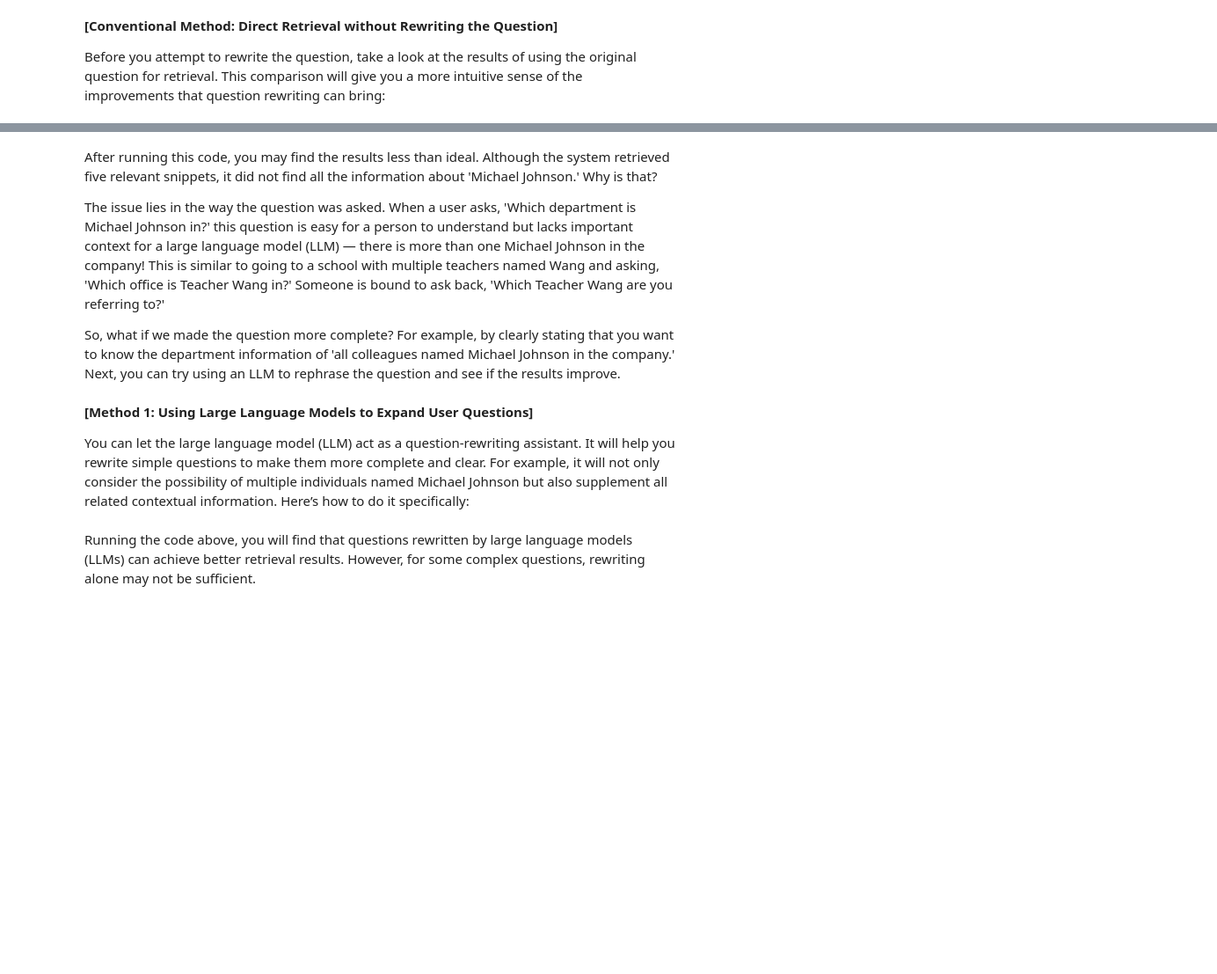
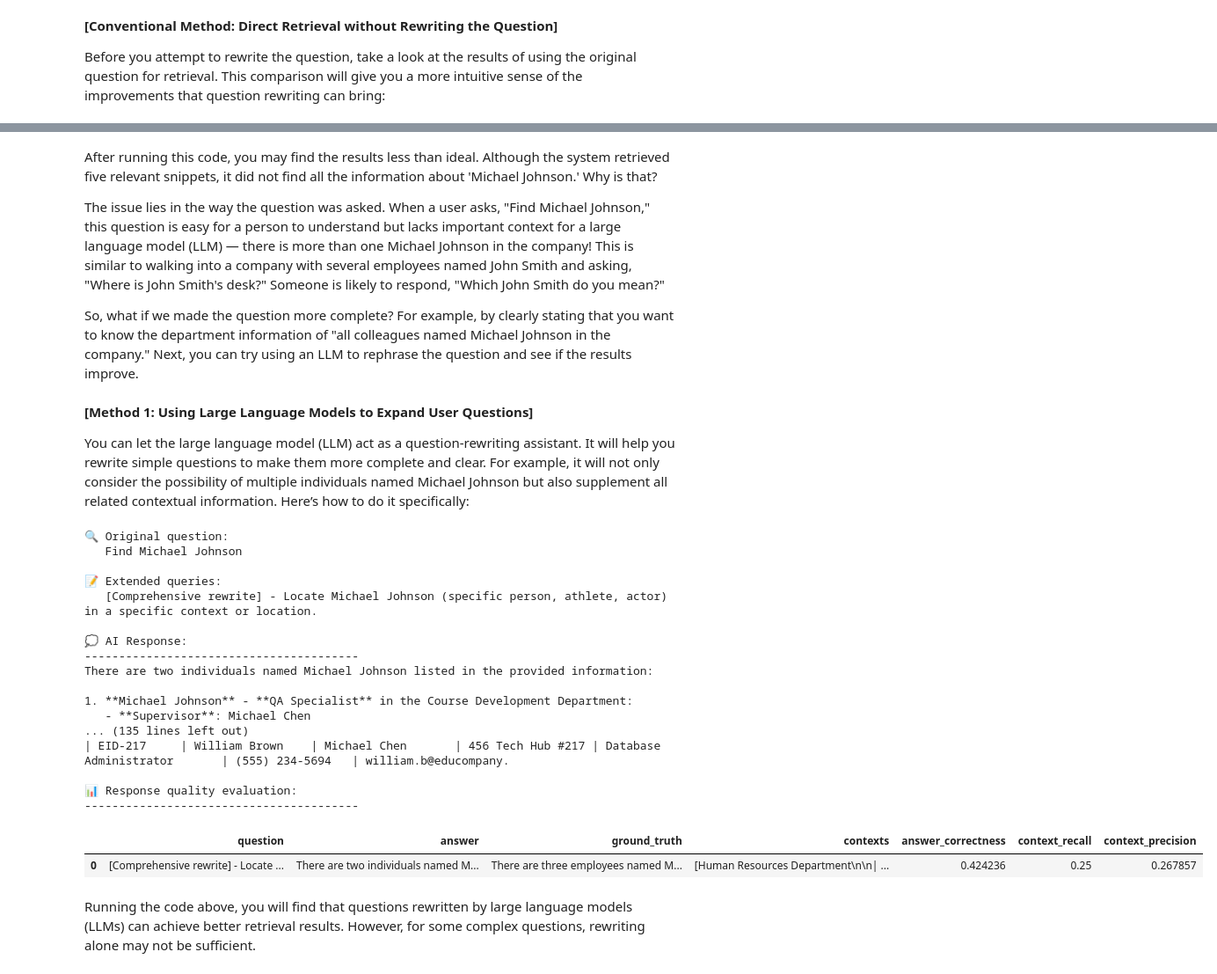
Before and after one commit to chenkai66/ACPCourseDevelop, a Jupyter notebook: p2_Build LLM Q&A System/2_5_Optimize_RAG_Application_to_Improve_QA_Accuracy.ipynb, the cells around one changed output, grey strips where cells are left out. Shown: that part at 88% size. Saved outputs shown, nothing was run; the diff lists cells and outputs as text; code cells hidden in the pictures; blank space fills up the shorter version.

```diff
--- a/p2_Build LLM Q&A System/2_5_Optimize_RAG_Application_to_Improve_QA_Accuracy.ipynb
+++ b/p2_Build LLM Q&A System/2_5_Optimize_RAG_Application_to_Improve_QA_Accuracy.ipynb
@@ -1030,9 +1266,9 @@ display(evaluation_score)
 # %% [markdown]
 After running this code, you may find the results less than ideal. Although the system retrieved five relevant snippets, it did not find all the information about 'Michael Johnson.' Why is that?
 
-The issue lies in the way the question was asked. When a user asks, 'Which department is Michael Johnson in?' this question is easy for a person to understand but lacks important context for a large language model (LLM) — there is more than one Michael Johnson in the company! This is similar to going to a school with multiple teachers named Wang and asking, 'Which office is Teacher Wang in?' Someone is bound to ask back, 'Which Teacher Wang are you referring to?'
+The issue lies in the way the question was asked. When a user asks, "Find Michael Johnson," this question is easy for a person to understand but lacks important context for a large language model (LLM) — there is more than one Michael Johnson in the company! This is similar to walking into a company with several employees named John Smith and asking, "Where is John Smith's desk?" Someone is likely to respond, "Which John Smith do you mean?"
 
-So, what if we made the question more complete? For example, by clearly stating that you want to know the department information of 'all colleagues named Michael Johnson in the company.' Next, you can try using an LLM to rephrase the question and see if the results improve.
+So, what if we made the question more complete? For example, by clearly stating that you want to know the department information of "all colleagues named Michael Johnson in the company." Next, you can try using an LLM to rephrase the question and see if the results improve.
 # %% [markdown]
 **[Method 1: Using Large Language Models to Expand User Questions]**
 
@@ -1075,34 +1312,54 @@ print(f"   {question}")
 query = generate_queries(question)
 print("\n📝 Extended queries:")
 print(f"   {query}\n")
 
 # Create query engine
 query_engine = sentence_index.as_query_engine(
     streaming=True,
-    similarity_top_k=5
+    similarity_top_k=10
 )
 # Execute query
 response = query_engine.query(query)
 
 print("💭 AI Response:")
 print("-" * 40)
 response.print_response_stream()
 print("\n")
 
 # Display reference documents
 print("\n📚 Reference sources:")
 print("-" * 40)
 for i, node in enumerate(response.source_nodes, 1):
     print(f"\nDocument snippet {i}:")
     print(f"Relevance score: {node.score:.4f}")
     print("-" * 30)
     print(node.text)
 
 # Evaluate results
 print("\n📊 Response quality evaluation:")
 print("-" * 40)
 evaluation_score = evaluate_result(query, response, ground_truth)
 display(evaluation_score)
+# %% [output]
+🔍 Original question:
+   Find Michael Johnson
+
+📝 Extended queries:
+   [Comprehensive rewrite] - Locate Michael Johnson (specific person, athlete, actor) in a specific context or location.
+
+💭 AI Response:
+----------------------------------------
+There are two individuals named Michael Johnson listed in the provided information:
+
+1. **Michael Johnson** - **QA Specialist** in the Course Development Department:
+   - **Supervisor**: Michael Chen
+... (135 lines left out)
+| EID-217     | William Brown    | Michael Chen       | 456 Tech Hub #217 | Database Administrator       | (555) 234-5694   | william.b@educompany.
+
+📊 Response quality evaluation:
+----------------------------------------
+|  | question | answer | ground_truth | contexts | answer_correctness | context_recall | context_precision |
+| 0 | [Comprehensive rewrite] - Locate ... | There are two individuals named M... | There are three employees named M... | [Human Resources Department\n\n| ... | 0.424236 | 0.25 | 0.267857 |
 # %% [markdown]
 Running the code above, you will find that questions rewritten by large language models (LLMs) can achieve better retrieval results. However, for some complex questions, rewriting alone may not be sufficient.
 # %% [markdown]
```
Also changed, not shown: parts of 38 cells of this notebook, 4 other files.
